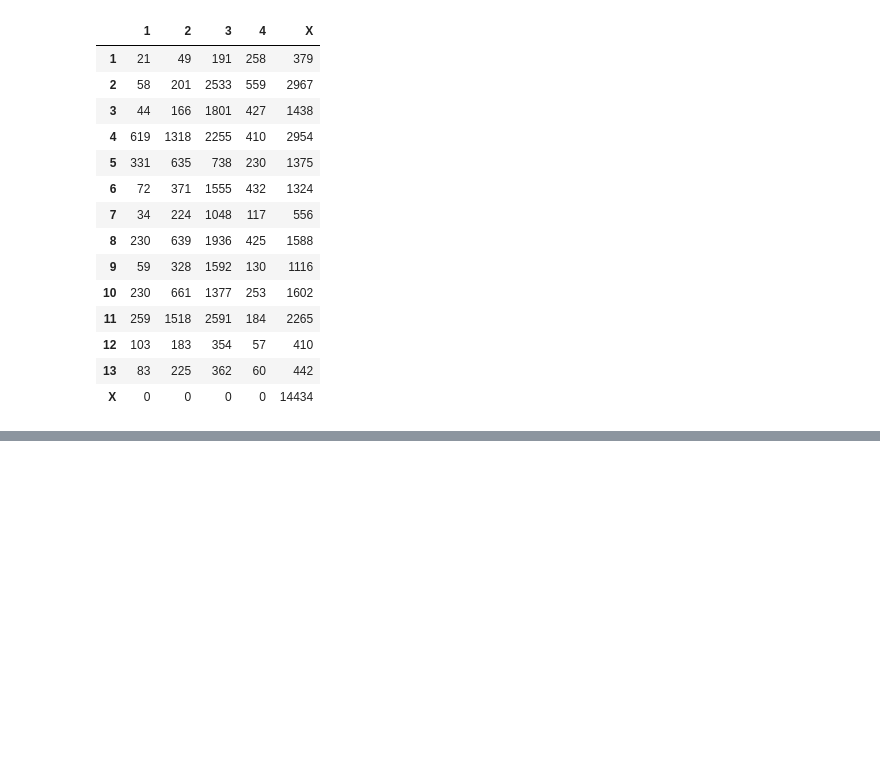
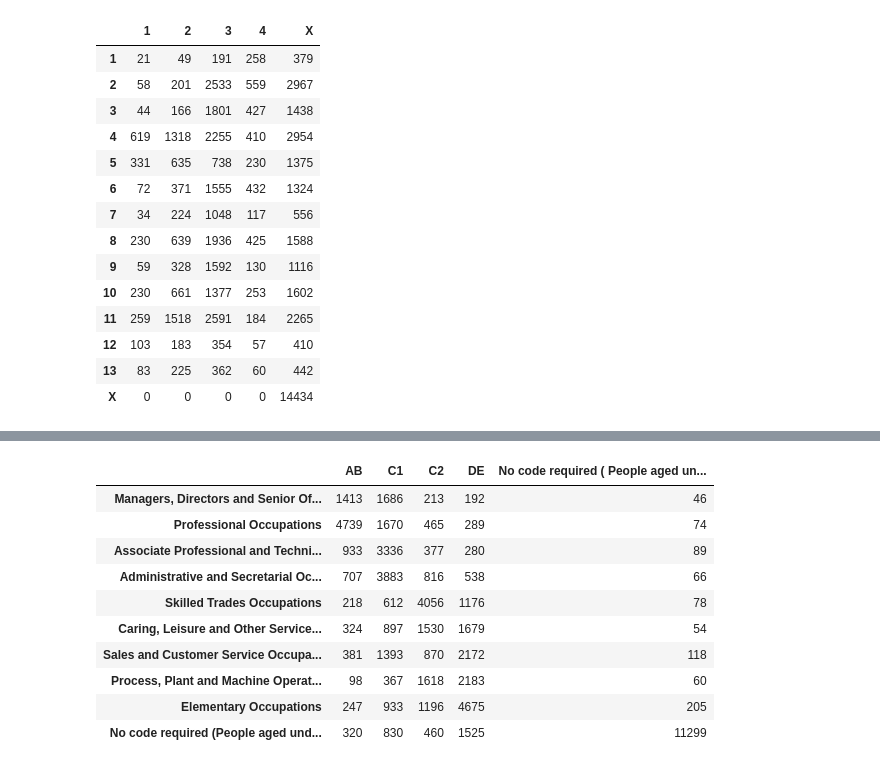
Before and after one commit to awesometillman/census, a Jupyter notebook: notebooks/notebook.ipynb, the cells around one changed output, grey strips where cells are left out. Drawn from its saved outputs; the diff is of its cells as text; code cells hidden in the pictures; blank space fills up the shorter version.

```diff
--- a/notebooks/notebook.ipynb
+++ b/notebooks/notebook.ipynb
@@ -269,13 +266,16 @@ grouped_df.loc["1"]["RESIDENCE_TYPE"].to_list()
 # %%
+# Collect the information in a separate dataframe
+
 ind_vs_hr = pd.DataFrame(columns = ["1", "2", "3", "4", "X"])
 
 industries = ["1", "2", "3", "4", "5", "6", "7", "8", "9",
               "10", "11", "12", "13"]
 
 for ind in industries:
-    ind_vs_hr.loc[ind] = grouped_df.loc[ind]["RESIDENCE_TYPE"].to_list()
+    ind_vs_hr.loc[ind] = grouped_df_1.loc[ind]["RESIDENCE_TYPE"].to_list()
 
-ind_vs_hr.loc["X"] = [0, 0, 0, 0, grouped_df["RESIDENCE_TYPE"]["X", "X"]]
+# Fill in values that should be zero
+ind_vs_hr.loc["X"] = [0, 0, 0, 0, grouped_df_1["RESIDENCE_TYPE"]["X", "X"]]
 
 ind_vs_hr
 # %% [output]
@@ -326,0 +376,28 @@ ind_vs_hr
+# %%
+# Rename rows and columns using 'meanings_df' to display data
+
+newcols = []
+for col in occ_vs_asg.columns:
+    newcols.append(meanings_df.loc["Approximate_Social_Grade"]["Dictionary"][str(col)])
+
+occ_vs_asg.columns = newcols
+
+newindex = []
+for index in occ_vs_asg.index:
+    newindex.append(meanings_df.loc["Occupation"]["Dictionary"][str(index)])
+
+occ_vs_asg.index = newindex
+
+occ_vs_asg
+# %% [output]
+|  | AB | C1 | C2 | DE | No code required ( People aged un... |
+| Managers, Directors and Senior Of... | 1413 | 1686 | 213 | 192 | 46 |
+| Professional Occupations | 4739 | 1670 | 465 | 289 | 74 |
+| Associate Professional and Techni... | 933 | 3336 | 377 | 280 | 89 |
+| Administrative and Secretarial Oc... | 707 | 3883 | 816 | 538 | 66 |
+| Skilled Trades Occupations | 218 | 612 | 4056 | 1176 | 78 |
+| Caring, Leisure and Other Service... | 324 | 897 | 1530 | 1679 | 54 |
+| Sales and Customer Service Occupa... | 381 | 1393 | 870 | 2172 | 118 |
+| Process, Plant and Machine Operat... | 98 | 367 | 1618 | 2183 | 60 |
+| Elementary Occupations | 247 | 933 | 1196 | 4675 | 205 |
+| No code required (People aged und... | 320 | 830 | 460 | 1525 | 11299 |
```
Also changed, not shown: parts of 6 cells of this notebook.
